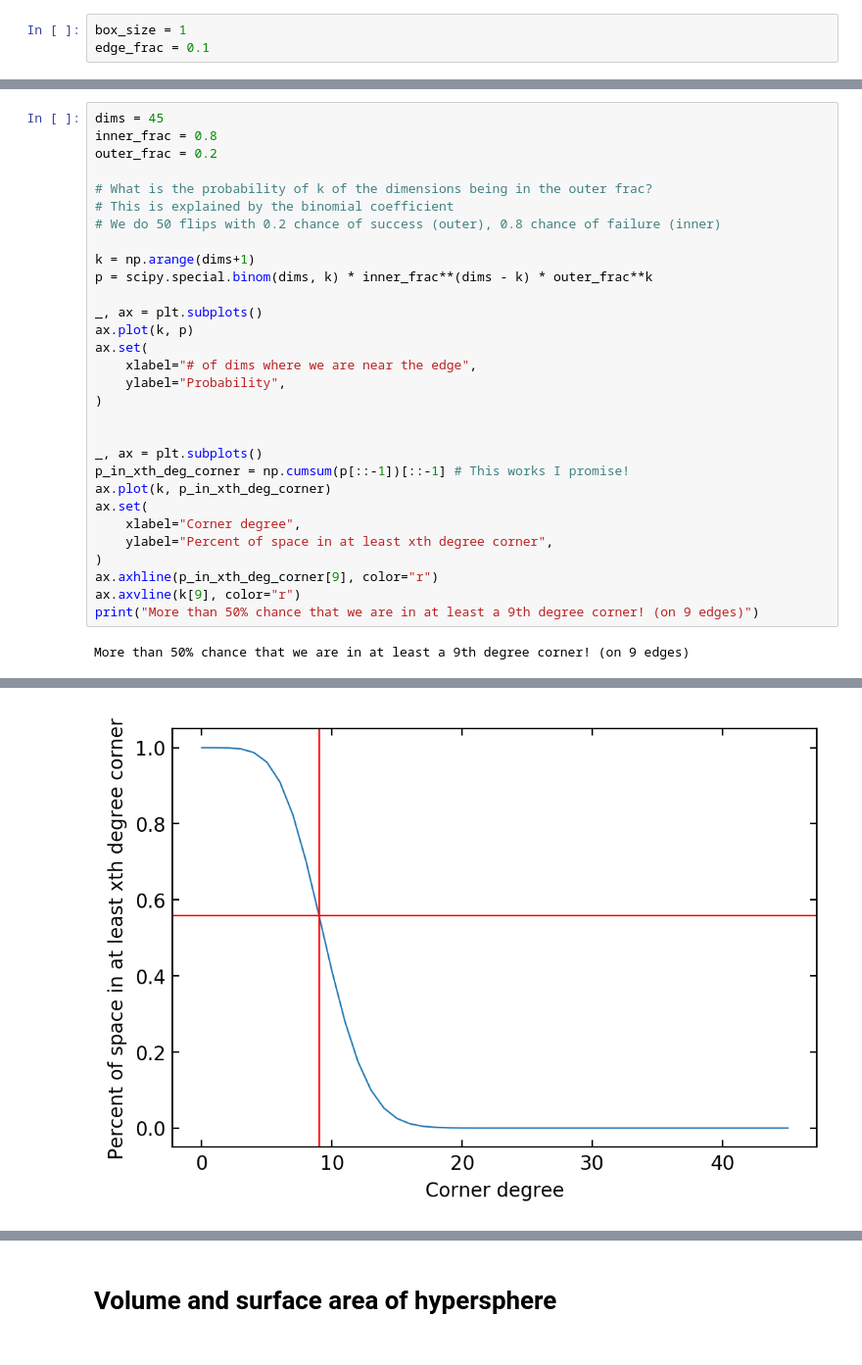
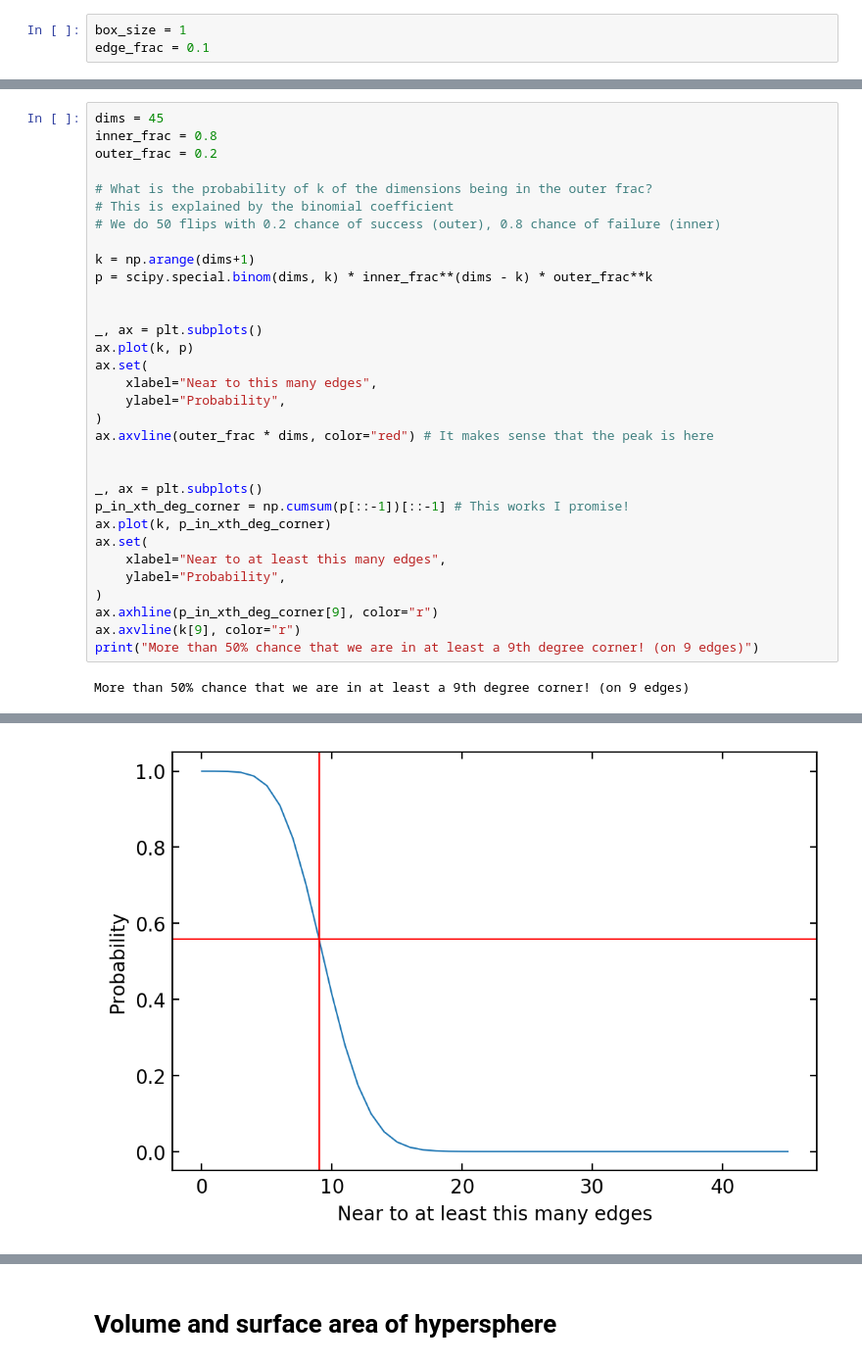
Before and after one commit to eniaxhakaj/phys_learning, a Jupyter notebook: high_dim_spaces/high_d_spaces_are_weird.ipynb, the cells around one changed output, grey strips where cells are left out. Shown: that part at 98% size. Cells and saved outputs as stored; diff of their text form.

```diff
--- a/high_dim_spaces/high_d_spaces_are_weird.ipynb
+++ b/high_dim_spaces/high_d_spaces_are_weird.ipynb
@@ -65,20 +72,22 @@ outer_frac = 0.2
 k = np.arange(dims+1)
 p = scipy.special.binom(dims, k) * inner_frac**(dims - k) * outer_frac**k
 
+
 _, ax = plt.subplots()
 ax.plot(k, p)
 ax.set(
-    xlabel="# of dims where we are near the edge",
+    xlabel="Near to this many edges",
     ylabel="Probability",
 )
+ax.axvline(outer_frac * dims, color="red") # It makes sense that the peak is here
 
 
 _, ax = plt.subplots()
 p_in_xth_deg_corner = np.cumsum(p[::-1])[::-1] # This works I promise!
 ax.plot(k, p_in_xth_deg_corner)
 ax.set(
-    xlabel="Corner degree",
-    ylabel="Percent of space in at least xth degree corner",
+    xlabel="Near to at least this many edges",
+    ylabel="Probability",
 )
 ax.axhline(p_in_xth_deg_corner[9], color="r")
 ax.axvline(k[9], color="r")
@@ -89 +98 @@ More than 50% chance that we are in at least a 9th degree corner! (on 9 edges)
-[figure, old version]
+[figure, new version]
```
Also changed, not shown: parts of 5 cells of this notebook.
